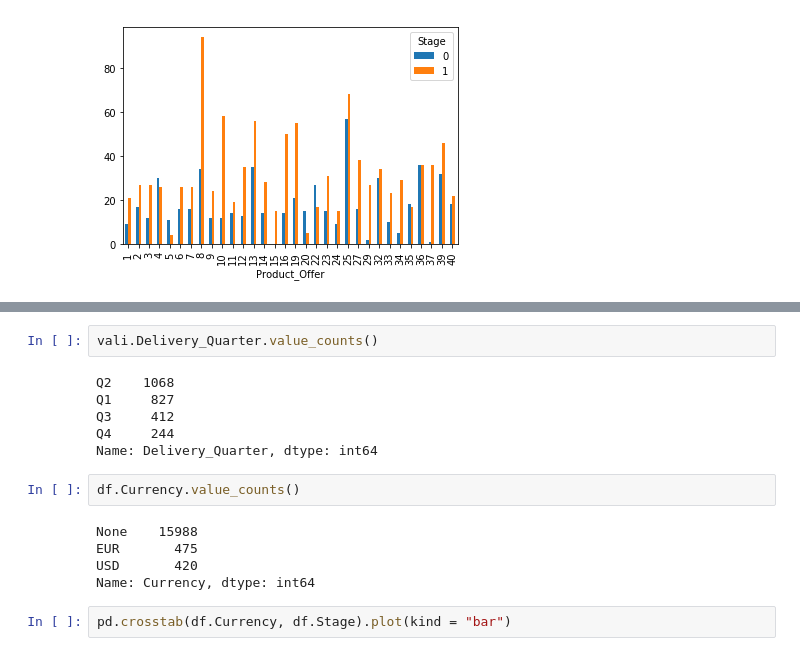
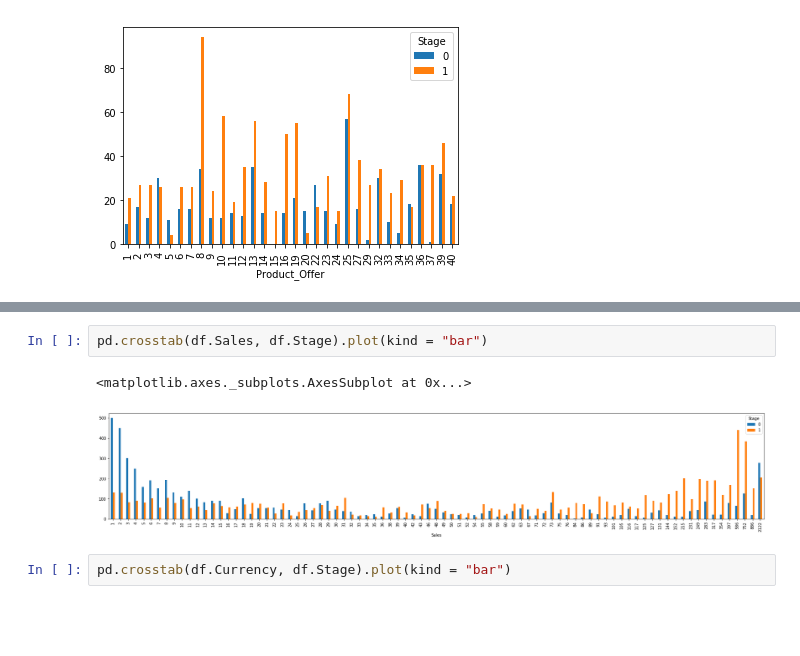
Before and after one commit to eugenusb/Alix2020, a Jupyter notebook: Auxiliar3.ipynb, the cells around one changed output, grey strips where cells are left out. Drawn from its saved outputs; the diff is of its cells as text; blank space fills up the shorter version.

```diff
--- a/Auxiliar3.ipynb
+++ b/Auxiliar3.ipynb
@@ -302,18 +291,8 @@ df[(df.Stage == 1)  & (df.Total_Amount <= 1350000.0)].Total_Amount.hist()
-# %%
-vali.Delivery_Quarter.value_counts()
-# %% [output]
-Q2    1068
-Q1     827
-Q3     412
-Q4     244
-Name: Delivery_Quarter, dtype: int64
-# %%
-df.Currency.value_counts()
-# %% [output]
-None    15988
-EUR       475
-USD       420
-Name: Currency, dtype: int64
+# %%
+pd.crosstab(df.Sales, df.Stage).plot(kind = "bar")
+# %% [output]
+<matplotlib.axes._subplots.AxesSubplot at 0x...>
+[figure, added]
 # %%
 pd.crosstab(df.Currency, df.Stage).plot(kind = "bar")
 # %% [output]
```
Also changed, not shown: parts of 54 cells of this notebook, 14 other files.
